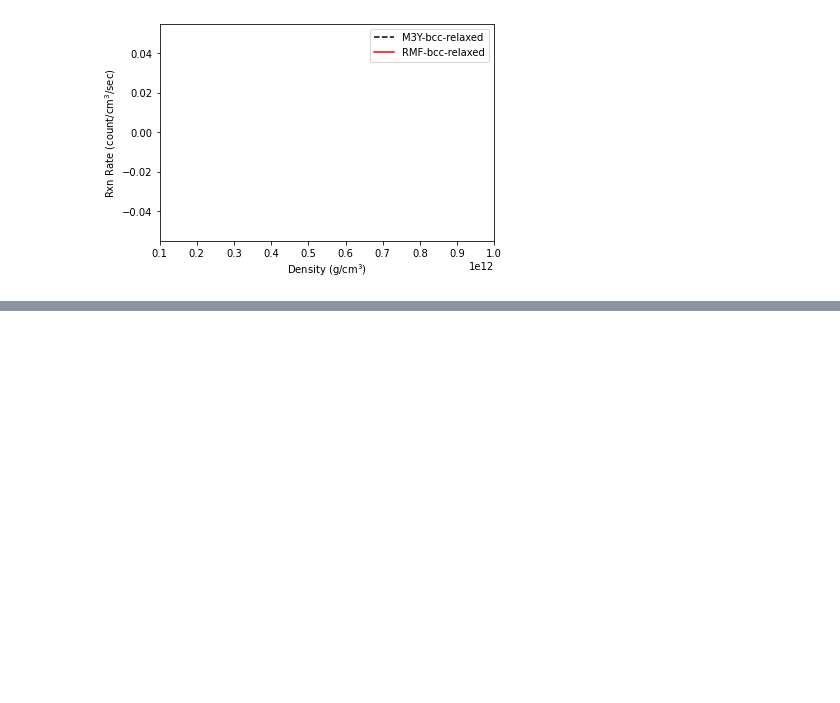
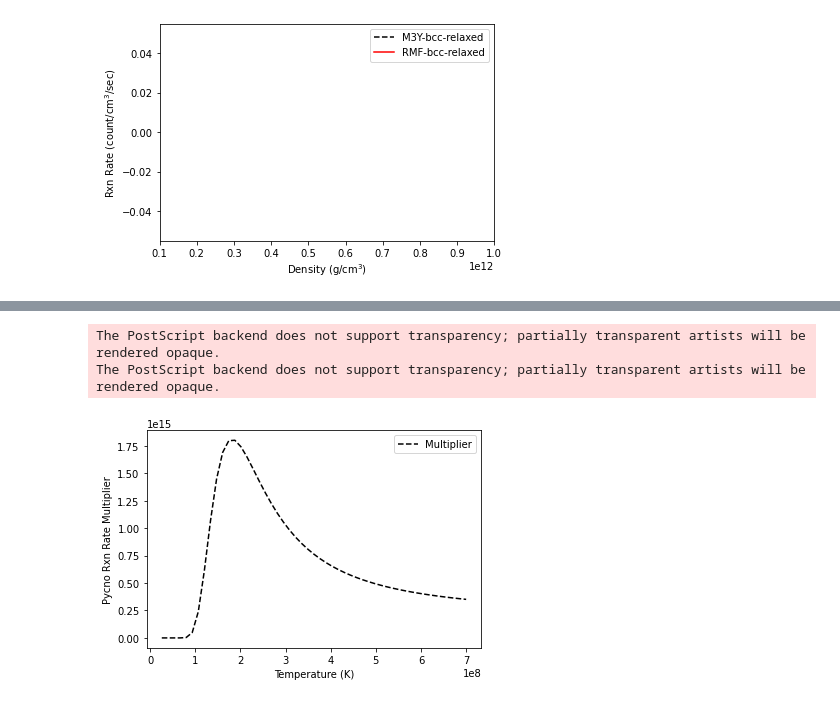
Before and after one commit to joehellmers/pycnocalc, a Jupyter notebook: notebooks/Generate Graphs-For Book Chapter.ipynb, the cells around one changed output, grey strips where cells are left out. Saved outputs shown, nothing was run; the diff lists cells and outputs as text; code cells hidden in the pictures; blank space fills up the shorter version.

```diff
--- a/notebooks/Generate Graphs-For Book Chapter.ipynb
+++ b/notebooks/Generate Graphs-For Book Chapter.ipynb
@@ -104,0 +86,11 @@ dfm3y_bcc_relax
+# %%
+ax = dftempadjustrho10.plot(kind='line',x='temp',y=['adjust'],style=['k--'])
+ax.set_xlabel("Temperature (K)")
+ax.set_ylabel("Pycno Rxn Rate Multiplier")
+#ax.set_title("Rate Adjust vs. Temp, rho=10^10")
+ax.legend(["Multiplier"]);
+plt.savefig(imagesDir + '/' + 'RateTempAdjust10.eps')
+# %% [output]
+The PostScript backend does not support transparency; partially transparent artists will be rendered opaque.
+The PostScript backend does not support transparency; partially transparent artists will be rendered opaque.
+[figure, added]
```
Also changed, not shown: parts of 7 cells of this notebook, 1 other file.
